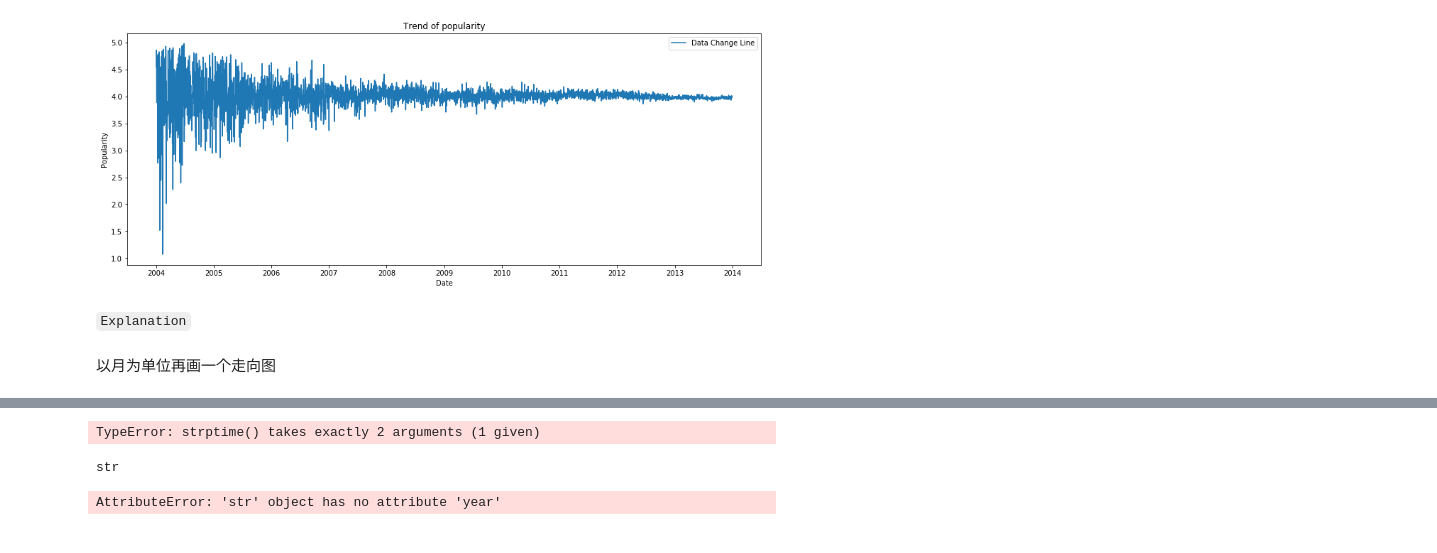
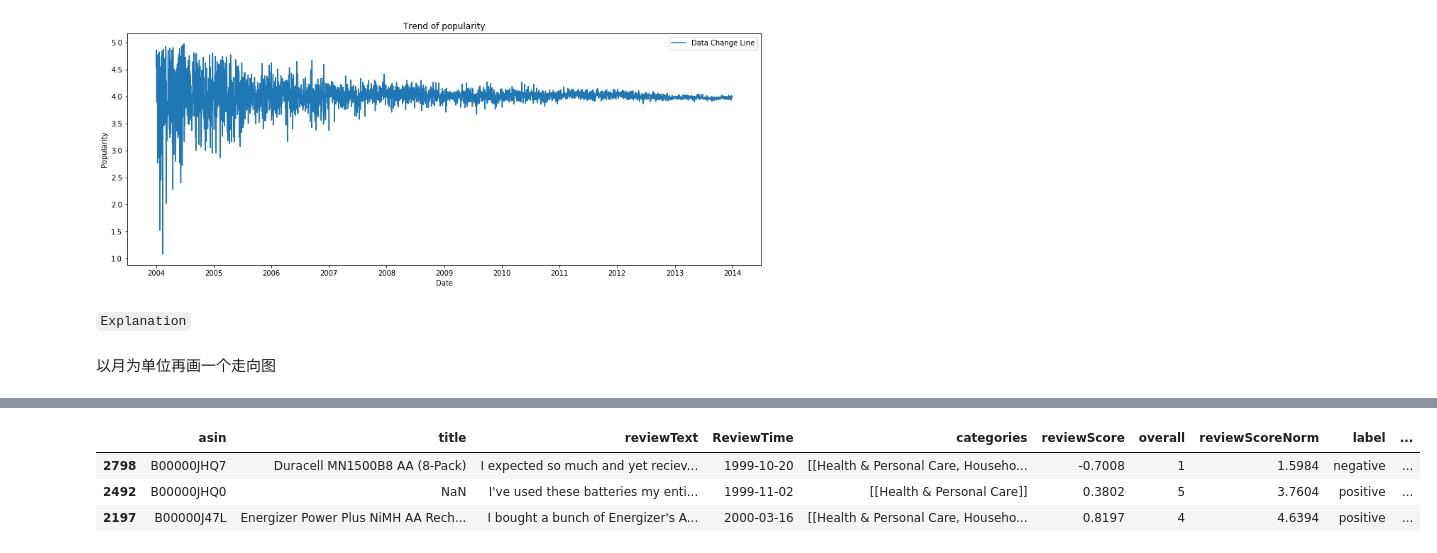
Before and after one commit to epfl-ada-2018/ada007project, a Jupyter notebook: Review Sentiment Analysis.ipynb, the cells around one changed output, grey strips where cells are left out. Drawn from its saved outputs; the diff is of its cells as text; code cells hidden in the pictures.

```diff
--- a/Review Sentiment Analysis.ipynb
+++ b/Review Sentiment Analysis.ipynb
@@ -515,10 +528,11 @@ plt.show()
 # %%
-df_product_review["Yearmonth"] = df_product_review['ReviewTime'].apply(lambda x: x.strptime(x,'%Y-%m'))
+df_product_review["Yearmonth"] = df_product_review['ReviewTime'].apply(lambda x: x.strftime('%Y-%m'))
-# %% [output]
-TypeError: strptime() takes exactly 2 arguments (1 given)
+# %%
+df_product_review.sort_values('Yearmonth').head(3)
+# %% [output]
+|  | asin | title | reviewText | ReviewTime | categories | reviewScore | overall | reviewScoreNorm | label | ... |
+| 2798 | B00000JHQ7 | Duracell MN1500B8 AA (8-Pack) | I expected so much and yet reciev... | 1999-10-20 | [[Health & Personal Care, Househo... | -0.7008 | 1 | 1.5984 | negative | ... |
+| 2492 | B00000JHQ0 | NaN | I've used these batteries my enti... | 1999-11-02 | [[Health & Personal Care]] | 0.3802 | 5 | 3.7604 | positive | ... |
+| 2197 | B00000J47L | Energizer Power Plus NiMH AA Rech... | I bought a bunch of Energizer's A... | 2000-03-16 | [[Health & Personal Care, Househo... | 0.8197 | 4 | 4.6394 | positive | ... |
 # %%
 df_month_popularity = df_product_review.groupby("Yearmonth").mean()[["reviewScoreNorm"]]
-# %%
-type(df_month_popularity['Yearmonth'].values[0])
-# %% [output]
-str
@@ -525,6 +543,3 @@ str
 # %%
-df_month_popularity.reset_index(inplace=True)
 flag = df_month_popularity['Yearmonth'].map(lambda x: (x.year>2003)&((x.year<2014)))
 df_month_popularity_subset = df_month_popularity.loc[flag]
-# %% [output]
-AttributeError: 'str' object has no attribute 'year'
```
Also changed, not shown: parts of 9 cells of this notebook.
